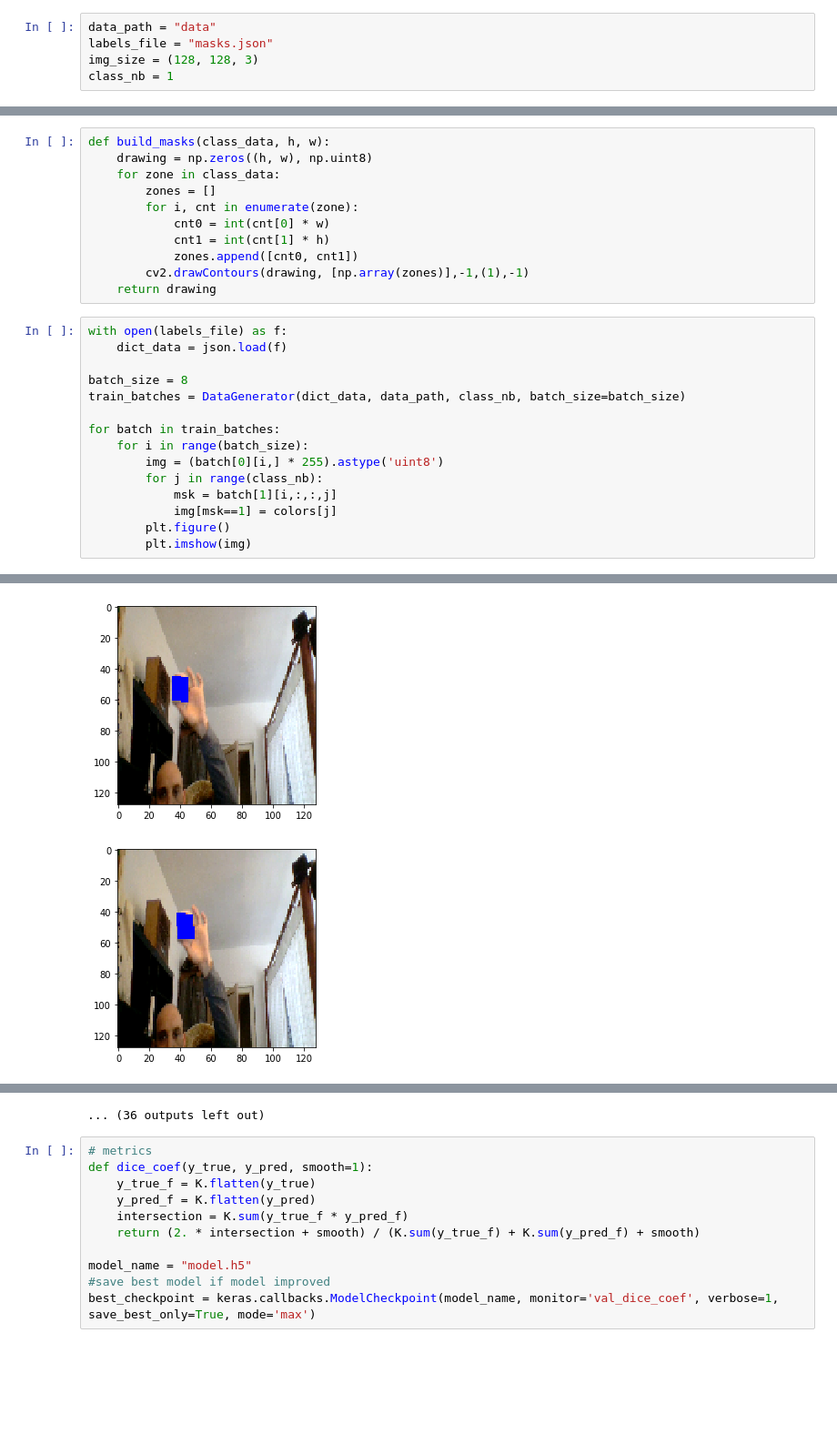
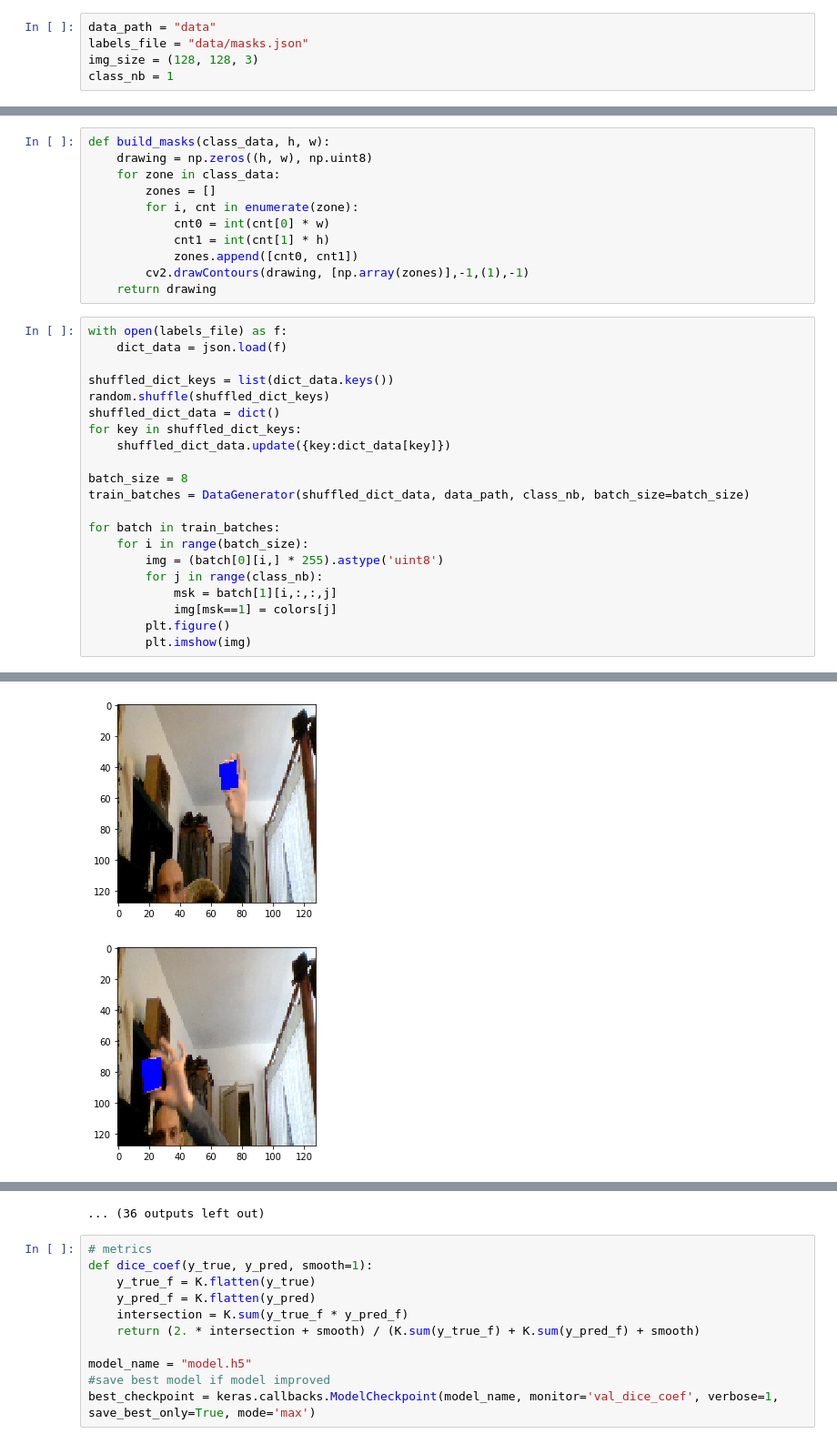
Before and after one commit to EParisot/ML_Tools, a Jupyter notebook: CNNs/Image_Segmentation/image_segmentation.ipynb, the cells around one changed output, grey strips where cells are left out. Shown at 91% size. Saved outputs shown, nothing was run; the diff lists cells and outputs as text; blank space fills up the shorter version.

```diff
--- a/CNNs/Image_Segmentation/image_segmentation.ipynb
+++ b/CNNs/Image_Segmentation/image_segmentation.ipynb
@@ -17,7 +18,7 @@ import keras.callbacks
 Using TensorFlow backend.
 # %%
 data_path = "data"
-labels_file = "masks.json"
+labels_file = "data/masks.json"
 img_size = (128, 128, 3)
 class_nb = 1
 # %%
@@ -85,8 +86,14 @@ def build_masks(class_data, h, w):
 with open(labels_file) as f:
     dict_data = json.load(f)
 
+shuffled_dict_keys = list(dict_data.keys())
+random.shuffle(shuffled_dict_keys)
+shuffled_dict_data = dict()
+for key in shuffled_dict_keys:
+    shuffled_dict_data.update({key:dict_data[key]})
+
 batch_size = 8
-train_batches = DataGenerator(dict_data, data_path, class_nb, batch_size=batch_size)
+train_batches = DataGenerator(shuffled_dict_data, data_path, class_nb, batch_size=batch_size)
 
 for batch in train_batches:
     for i in range(batch_size):
@@ -107,2 +114,2 @@ for batch in train_batches:
-[figure, old version]
+[figure, new version]
-[figure, old version]
+[figure, new version]
```
Also changed, not shown: parts of 6 cells of this notebook, 7 other files.
